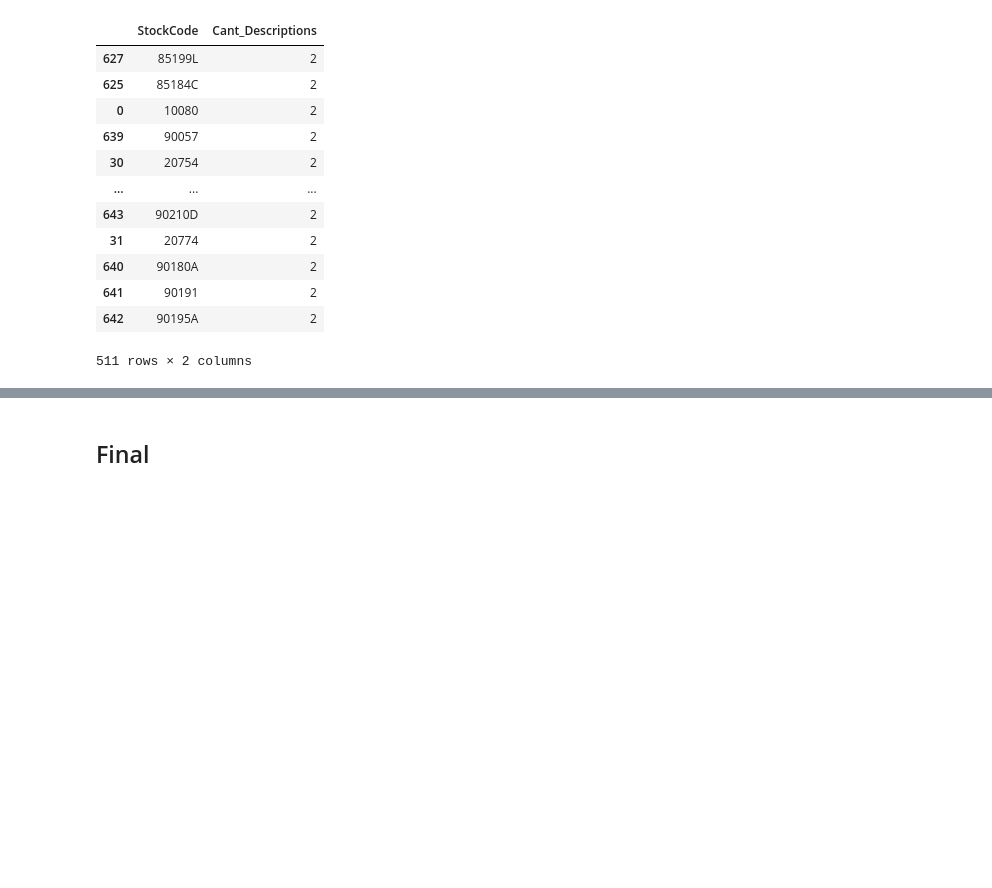
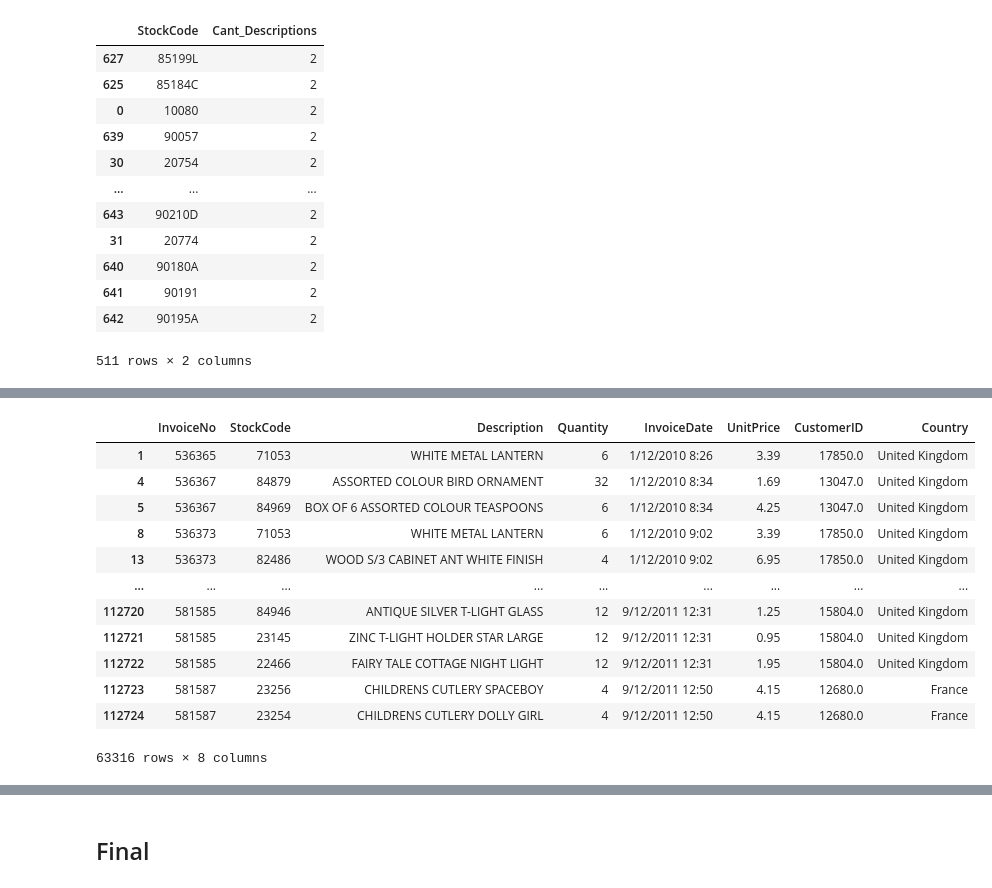
Before and after one commit to Vialesoft/Vialesoft_Devlab, a Jupyter notebook: Mini_Proyectos/ETL_Retail/Python ETL/main.ipynb, the cells around one changed output, grey strips where cells are left out. Cells and saved outputs as stored; diff of their text form; code cells hidden in the pictures; blank space fills up the shorter version.

```diff
--- a/Mini_Proyectos/ETL_Retail/Python ETL/main.ipynb
+++ b/Mini_Proyectos/ETL_Retail/Python ETL/main.ipynb
@@ -1641,0 +1695,6 @@ desc_por_stock[desc_por_stock["Cant_Descriptions"] == 2]
+# %%
+# Y se genera el nuevo DF, excluyendo del original aquellos stockCodes con al menos una descripción en null
+df_StockCodes_SinNulos = df_codigos_numericos_multi[
+    ~df_codigos_numericos_multi["StockCode"].isin(stock_CodesNulos["StockCode"].unique())
+]
+df_StockCodes_SinNulos
@@ -1641,0 +1751,9 @@ desc_por_stock[desc_por_stock["Cant_Descriptions"] == 2]
+# %%
+df_SinNulos_CantDescripciones = (df_StockCodes_SinNulos
+    .groupby('StockCode')['Description']
+    .nunique()
+    .reset_index(name='Cant_Descriptions')
+    .sort_values(by="Cant_Descriptions")
+)
+
+df_SinNulos_CantDescripciones
@@ -1641,0 +1776,4 @@ desc_por_stock[desc_por_stock["Cant_Descriptions"] == 2]
+# %%
+# 389 casos donde tenemos dos descripciones para un mismo StockCode
+stockCodes_SinNulos_DosDescripciones = df_SinNulos_CantDescripciones[df_SinNulos_CantDescripciones['Cant_Descriptions'] == 2]['StockCode']
+stockCodes_SinNulos_DosDescripciones
@@ -1641,0 +1793,17 @@ desc_por_stock[desc_por_stock["Cant_Descriptions"] == 2]
+# %%
+df_stockCodes_SinNulos_DosDescripciones = df_StockCodes_SinNulos[df_StockCodes_SinNulos['StockCode'].isin(stockCodes_SinNulos_DosDescripciones)].copy()
+df_stockCodes_SinNulos_DosDescripciones
+# %% [output]
+|  | InvoiceNo | StockCode | Description | Quantity | InvoiceDate | UnitPrice | CustomerID | Country |
+| 1 | 536365 | 71053 | WHITE METAL LANTERN | 6 | 1/12/2010 8:26 | 3.39 | 17850.0 | United Kingdom |
+| 4 | 536367 | 84879 | ASSORTED COLOUR BIRD ORNAMENT | 32 | 1/12/2010 8:34 | 1.69 | 13047.0 | United Kingdom |
+| 5 | 536367 | 84969 | BOX OF 6 ASSORTED COLOUR TEASPOONS | 6 | 1/12/2010 8:34 | 4.25 | 13047.0 | United Kingdom |
+| 8 | 536373 | 71053 | WHITE METAL LANTERN | 6 | 1/12/2010 9:02 | 3.39 | 17850.0 | United Kingdom |
+| 13 | 536373 | 82486 | WOOD S/3 CABINET ANT WHITE FINISH | 4 | 1/12/2010 9:02 | 6.95 | 17850.0 | United Kingdom |
+| ... | ... | ... | ... | ... | ... | ... | ... | ... |
+| 112720 | 581585 | 84946 | ANTIQUE SILVER T-LIGHT GLASS | 12 | 9/12/2011 12:31 | 1.25 | 15804.0 | United Kingdom |
+| 112721 | 581585 | 23145 | ZINC T-LIGHT HOLDER STAR LARGE | 12 | 9/12/2011 12:31 | 0.95 | 15804.0 | United Kingdom |
+| 112722 | 581585 | 22466 | FAIRY TALE COTTAGE NIGHT LIGHT | 12 | 9/12/2011 12:31 | 1.95 | 15804.0 | United Kingdom |
+| 112723 | 581587 | 23256 | CHILDRENS CUTLERY SPACEBOY | 4 | 9/12/2011 12:50 | 4.15 | 12680.0 | France |
+| 112724 | 581587 | 23254 | CHILDRENS CUTLERY DOLLY GIRL | 4 | 9/12/2011 12:50 | 4.15 | 12680.0 | France |
+63316 rows × 8 columns
```
Also changed, not shown: parts of 35 cells of this notebook.
